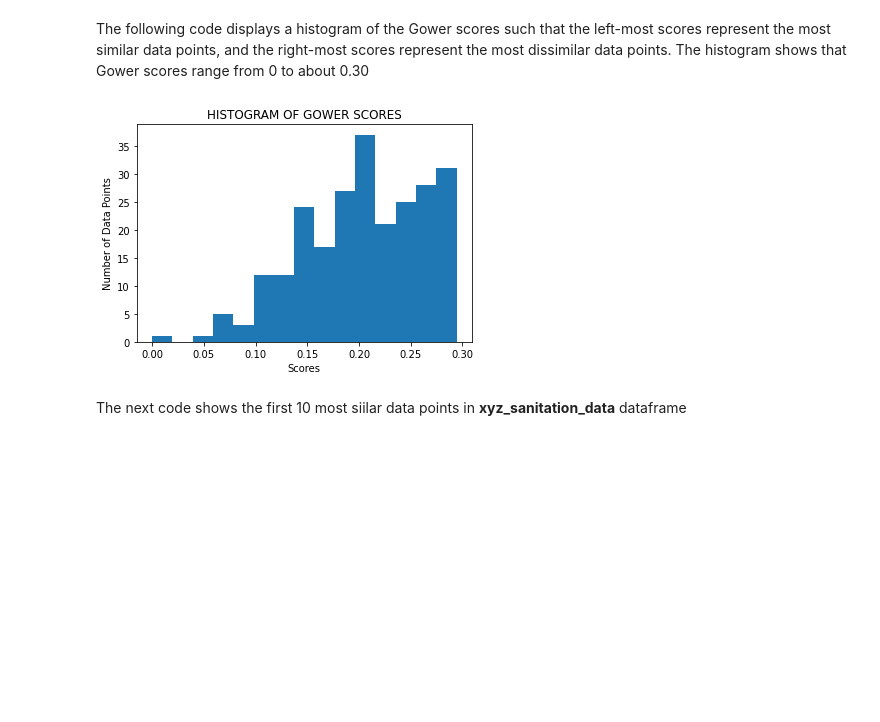
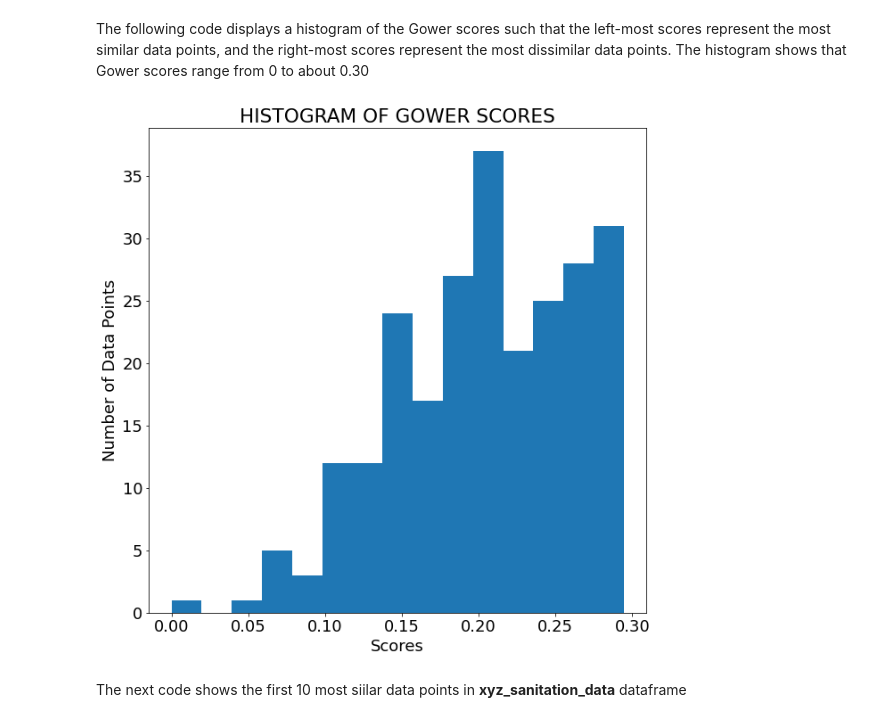
Before and after one commit to ruslanmasinjila/-CHOLERA-HYPER-SURVEILLANCE, a Jupyter notebook: cholera_hyper_surveillance.ipynb, the cells around one changed output. Saved outputs shown, nothing was run; the diff lists cells and outputs as text; code cells hidden in the pictures; blank space fills up the shorter version.

```diff
--- a/cholera_hyper_surveillance.ipynb
+++ b/cholera_hyper_surveillance.ipynb
@@ -265,13 +265,15 @@ print(gower_scores)
 The following code displays a histogram of the Gower scores such that the left-most scores represent the most similar data points, and the right-most scores represent the most dissimilar data points. The histogram shows that Gower scores range from 0 to about 0.30
 # %%
 import matplotlib.pyplot as plt
+plt.rcParams['figure.figsize'] = [10, 10]
+plt.rcParams.update({'font.size': 18})
 plt.hist(lowest_scores["values"], bins=15)
 plt.title('HISTOGRAM OF GOWER SCORES')
 plt.xlabel('Scores')
 plt.ylabel('Number of Data Points')
 plt.show()
 # %% [output]
-[figure, old version]
+[figure, new version]
 # %% [markdown]
 The next code shows the first 10 most siilar data points in **xyz_sanitation_data** dataframe
 # %%
```
Also changed, not shown: parts of 6 cells of this notebook.
